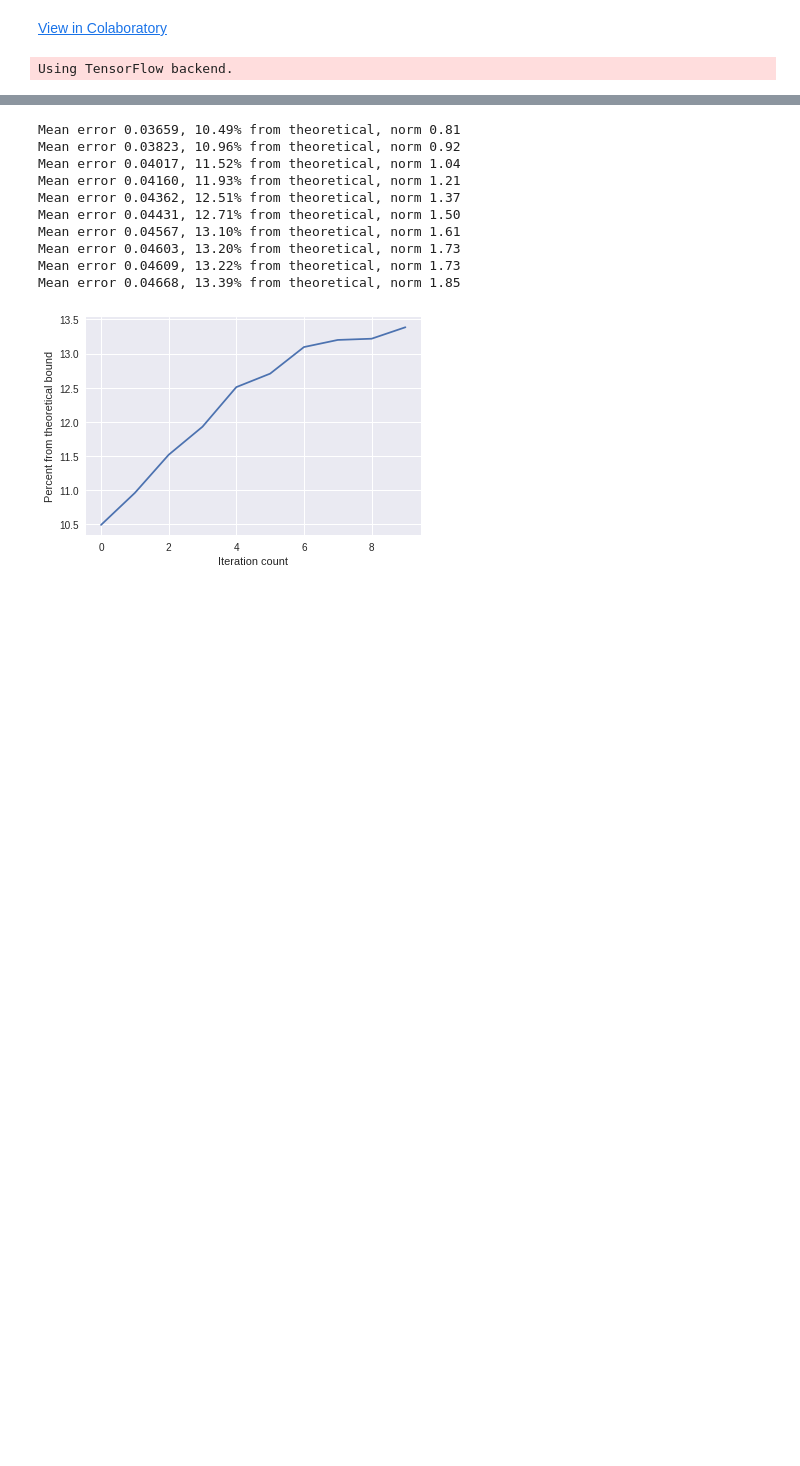
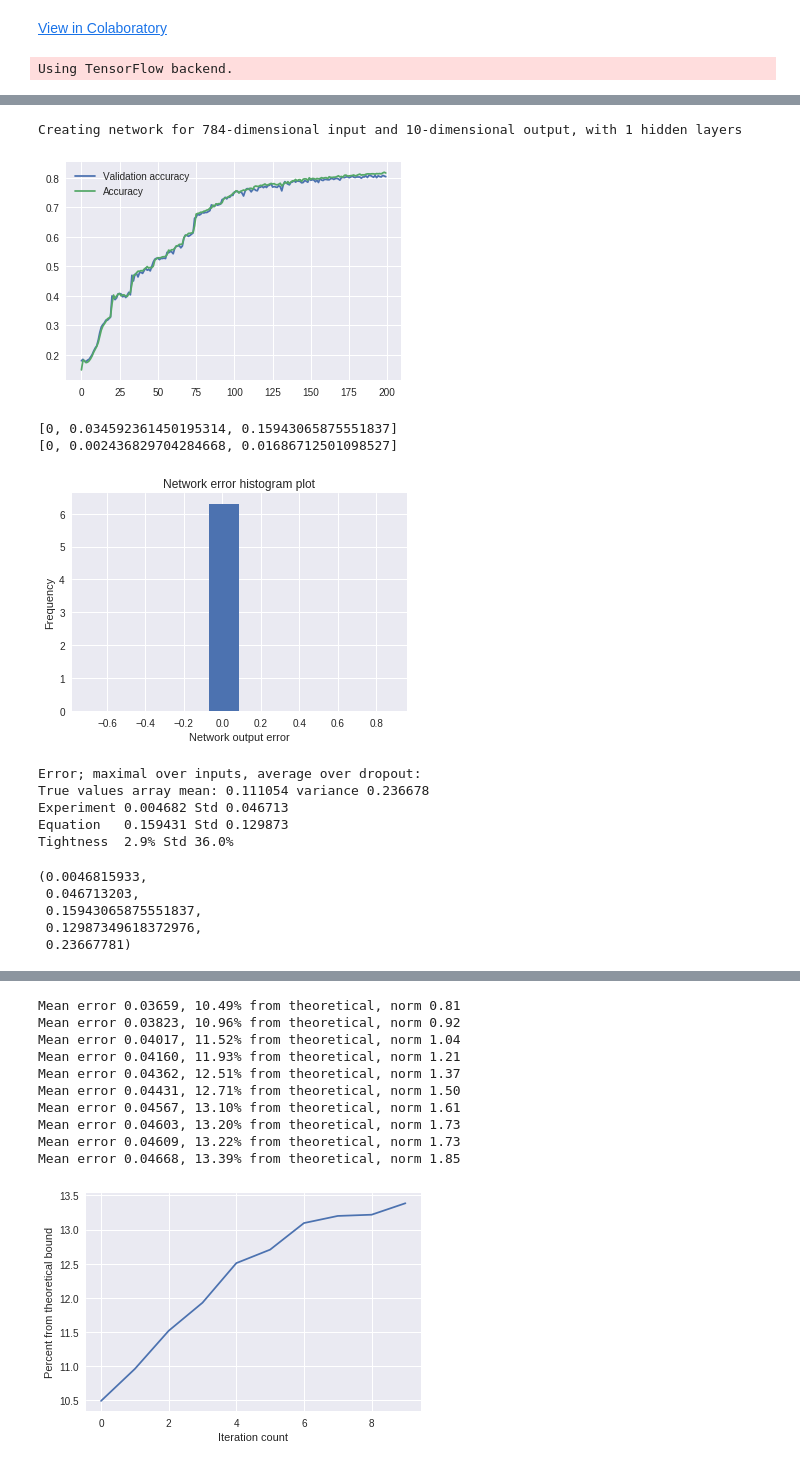
Before and after one commit to LPD-EPFL/nn-fault-tolerance, a Jupyter notebook: DropoutErrorVarianceKerasColab.ipynb, the cells around one changed output, grey strips where cells are left out. Cells and saved outputs as stored; diff of their text form; code cells hidden in the pictures; blank space fills up the shorter version.

```diff
--- a/DropoutErrorVarianceKerasColab.ipynb
+++ b/DropoutErrorVarianceKerasColab.ipynb
@@ -319,0 +336,18 @@ class MNISTExperiment(Experiment):
+# %%
+MNISTExperiment(N = [10], P = 0.001, epochs = 200, KLips = 1, do_print = True).run(inputs = 20, repetitions = 10000, do_print = True, do_plot = True, do_tqdm = True)
+# %% [output]
+Creating network for 784-dimensional input and 10-dimensional output, with 1 hidden layers
+[figure, added]
+[0, 0.034592361450195314, 0.15943065875551837]
+[0, 0.002436829704284668, 0.01686712501098527]
+[figure, added]
+Error; maximal over inputs, average over dropout:
+True values array mean: 0.111054 variance 0.236678
+Experiment 0.004682 Std 0.046713
+Equation   0.159431 Std 0.129873
+Tightness  2.9% Std 36.0%
+(0.0046815933,
+ 0.046713203,
+ 0.15943065875551837,
+ 0.12987349618372976,
+ 0.23667781)
```
Also changed, not shown: parts of 7 cells of this notebook.
